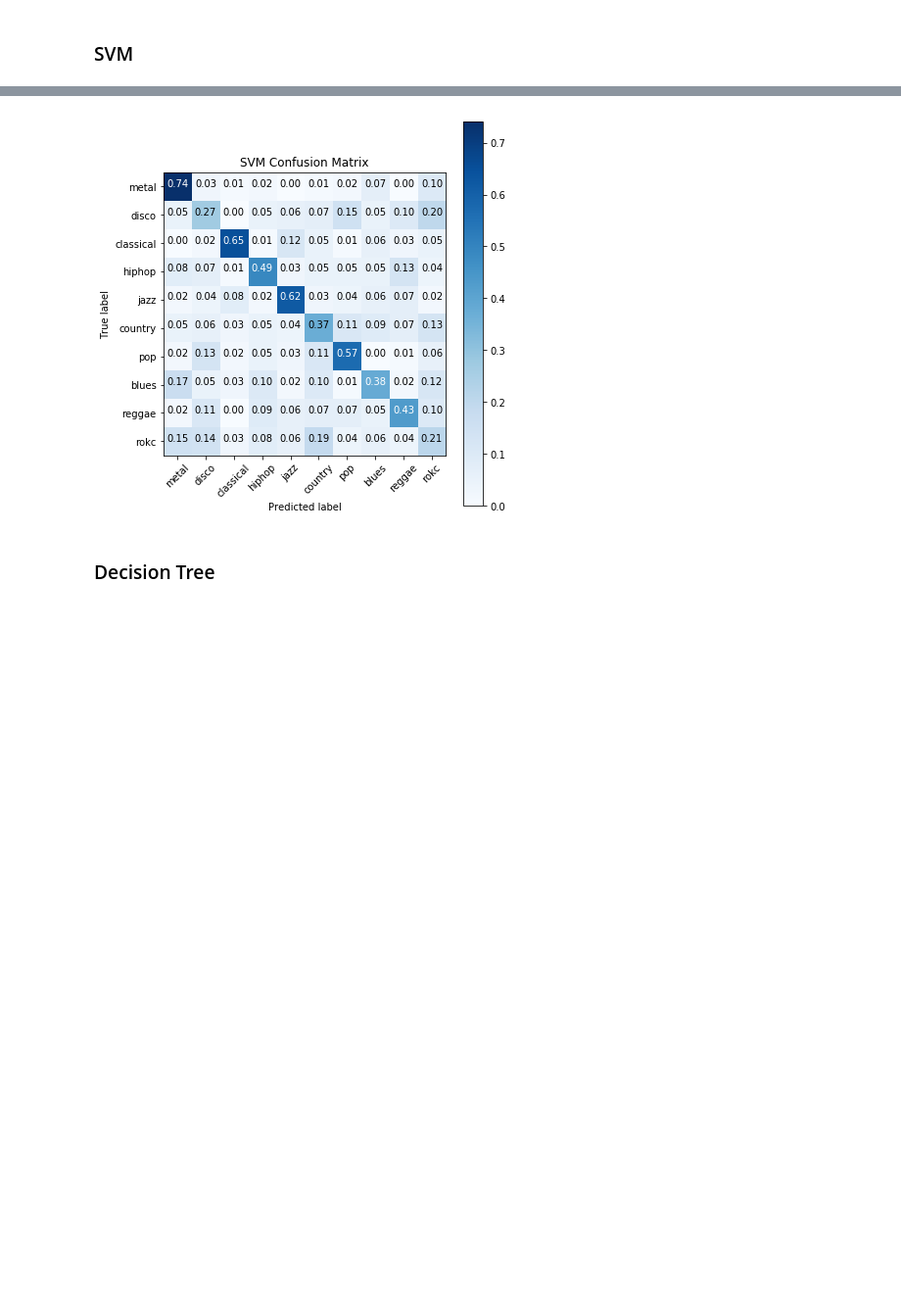
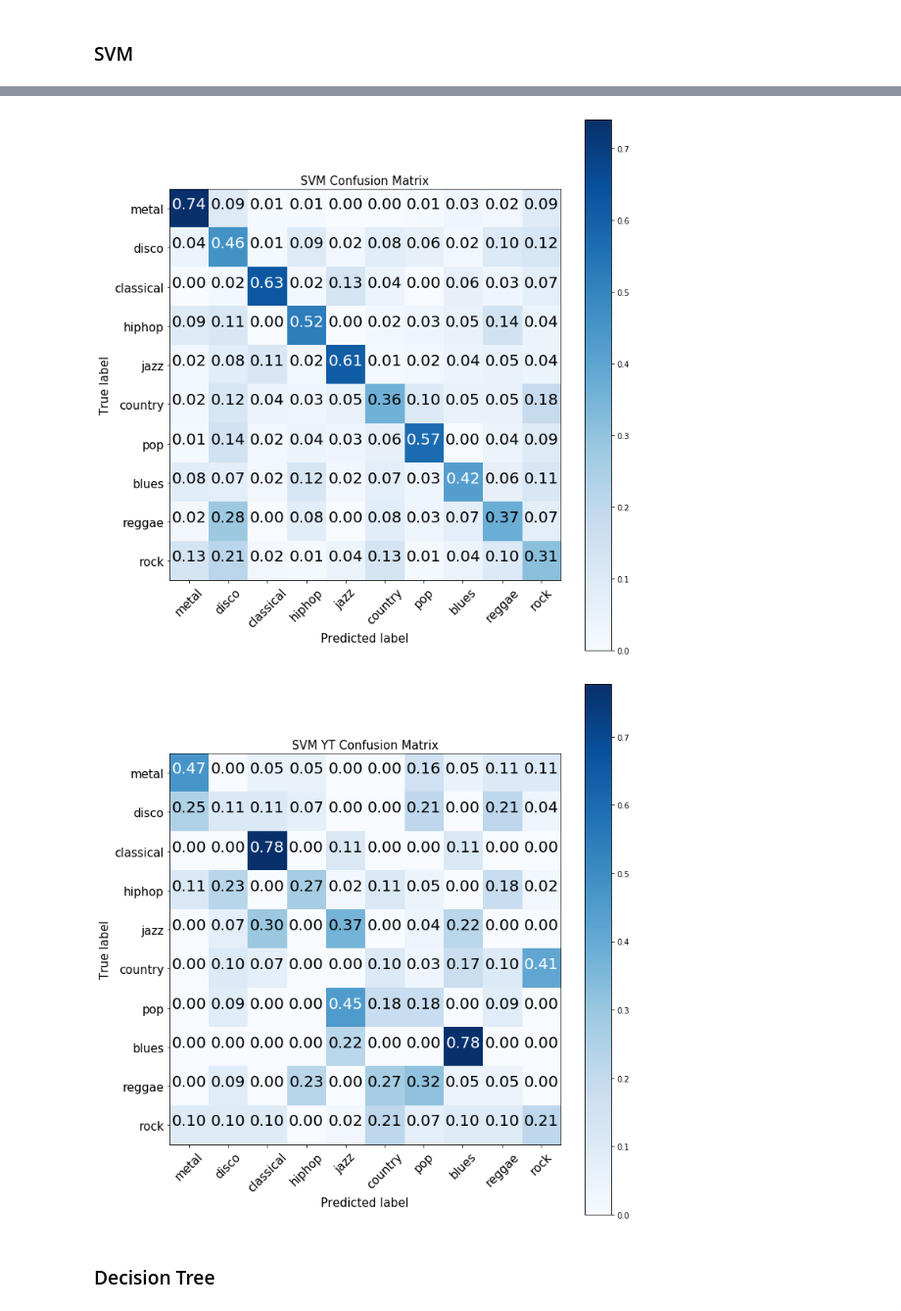
Before and after one commit to GTU-Projects/CSE455_MachineLearning_2018, a Jupyter notebook: Final_MusicClassification/music_classfication.ipynb, the cells around one changed output, grey strips where cells are left out. Shown at 98% size. Drawn from its saved outputs; the diff is of its cells as text; code cells hidden in the pictures; blank space fills up the shorter version.

```diff
--- a/Final_MusicClassification/music_classfication.ipynb
+++ b/Final_MusicClassification/music_classfication.ipynb
@@ -322,8 +370,8 @@ kf = KFold(n_splits=5)
 guess = []
 actual = []
 
-#yt_guess = []
-#yt_actual = []
+yt_guess = []
+yt_actual = []
 
 for trainIndex, testIndex in kf.split(all_input_shuffledData):
     X_train, X_test = all_input_shuffledData[trainIndex], all_input_shuffledData[testIndex]
@@ -335,19 +383,18 @@ for trainIndex, testIndex in kf.split(all_input_shuffledData):
     actual.extend(y_test)
     guess.extend(knn.predict(X_test))
 
-#    yt_guess.extend(knn.predict(yt_data))
-#    yt_actual.extend(yt_class)
+    yt_guess.extend(knn.predict(yt_data))
+    yt_actual.extend(yt_class)
 
 coeff = confusion_matrix(actual, guess)
 
 plot_confusion_matrix(coeff, classes=music_type_str, normalize=True,
-                      title='KNN Confusion Matrix')
+                      title='KNN Confusion Matrix', figsize=(10,10))
 print("KNN Score: ", accuracy_score(actual, guess))
 
-'''
+
 coeff = confusion_matrix(yt_guess, yt_actual)
-plot_confusion_matrix(coeff, classes=[Y_str[i] for i in range(10)], normalize=True,
-                      title='KNN YT Confusion Matrix')
+plot_confusion_matrix(coeff, classes=music_type_str, normalize=True,
+                      title='KNN YT Confusion Matrix',figsize=(10,10))
 print("KNN Youtube Score: ", accuracy_score(yt_guess, yt_actual))
-'''
 # %% [output]
@@ -364,8 +413,8 @@ kf = KFold(n_splits=5)
 guess = []
 actual = []
 
-#yt_guess = []
-#yt_actual = []
+yt_guess = []
+yt_actual = []
 
 for trainIndex, testIndex in kf.split(all_input_shuffledData):
     X_train, X_test = all_input_shuffledData[trainIndex], all_input_shuffledData[testIndex]
@@ -377,18 +426,17 @@ for trainIndex, testIndex in kf.split(all_input_shuffledData):
     actual.extend(y_test)
     guess.extend(svm1.predict(X_test))
 
-#    yt_guess.extend(svm1.predict(yt_data))
-#    yt_actual.extend(yt_class)
+    yt_guess.extend(svm1.predict(yt_data))
+    yt_actual.extend(yt_class)
 
 coeff = confusion_matrix(actual, guess)
 plot_confusion_matrix(coeff, classes=music_type_str, normalize=True,
-                      title='SVM Confusion Matrix')
+                      title='SVM Confusion Matrix',figsize=(10,10))
 print("SVM Score: ", accuracy_score(actual, guess))
 
-'''
+
 coeff = confusion_matrix(yt_guess, yt_actual)
-plot_confusion_matrix(coeff, classes=[Y_str[i] for i in range(10)], normalize=True,
-                      title='SVM YT Confusion Matrix')
+plot_confusion_matrix(coeff, classes=music_type_str, normalize=True,
+                      title='SVM YT Confusion Matrix',figsize=(10,10))
 print("SVM Youtube Score: ", accuracy_score(yt_guess, yt_actual))
-'''
 # %% [output]
@@ -398,4 +447,5 @@ Wall time: 16.1 s
-[figure, old version]
+[figure, new version]
+[figure, added]
 # %% [markdown]
 ### Decision Tree
 # %%
```
Also changed, not shown: parts of 15 cells of this notebook, 1 other file.
